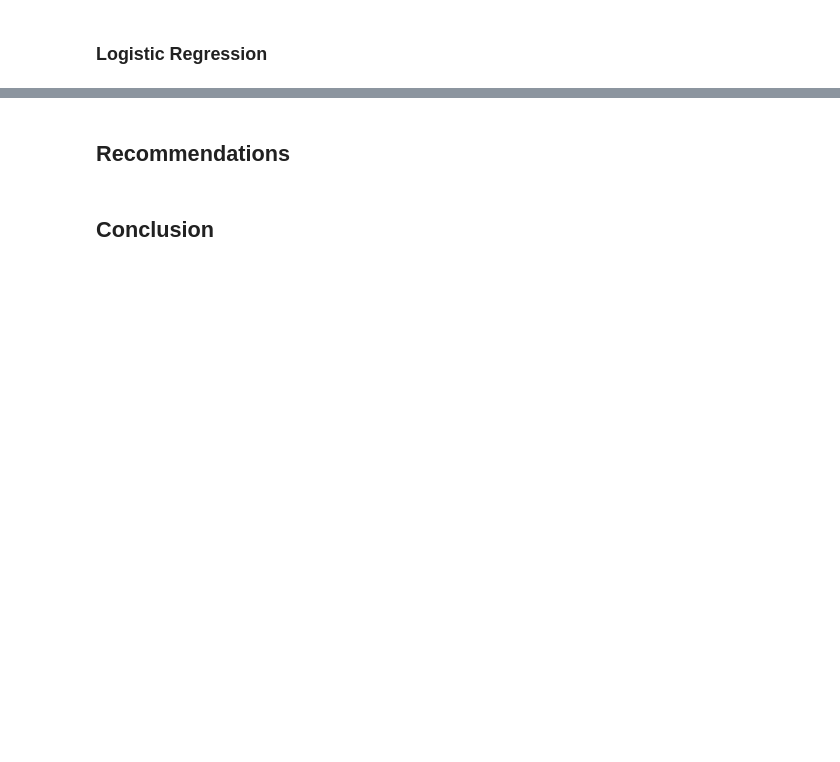
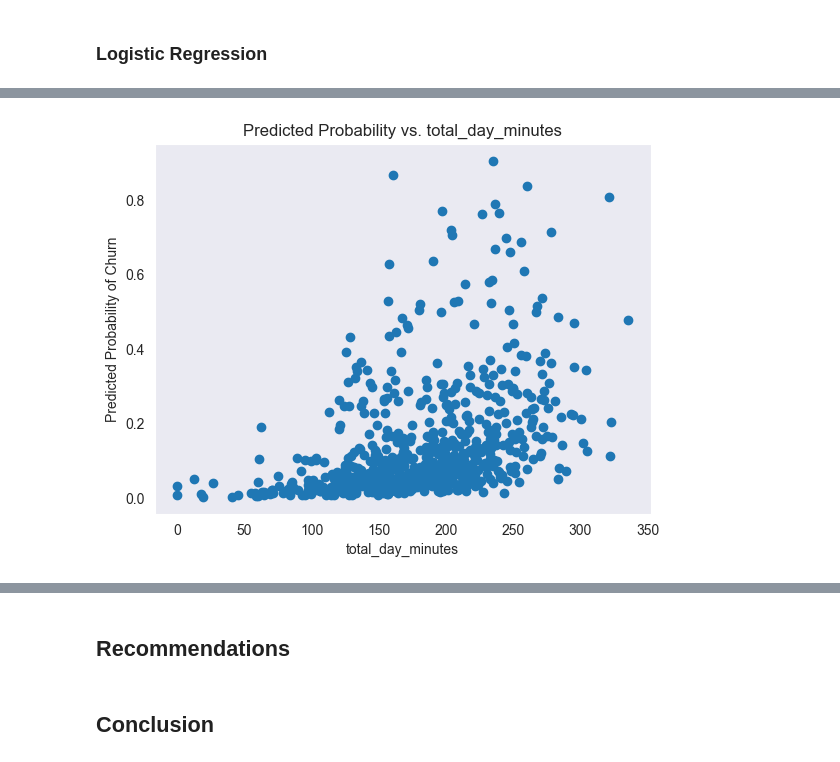
Before and after one commit to phelanthropus/SyriaTel-Customer-Churn, a Jupyter notebook: Untitled.ipynb, the cells around one changed output, grey strips where cells are left out. Drawn from its saved outputs; the diff is of its cells as text; code cells hidden in the pictures; blank space fills up the shorter version.

```diff
--- a/Untitled.ipynb
+++ b/Untitled.ipynb
@@ -518,0 +632,13 @@ df_filtered.head(5)
+# %%
+import matplotlib.pyplot as plt
+
+feature_to_plot = 'total_day_minutes'
+y_probs = model.predict_proba(X_test_scaled)[:, 1]
+
+plt.scatter(X_test[feature_to_plot], y_probs)
+plt.xlabel(feature_to_plot)
+plt.ylabel('Predicted Probability of Churn')
+plt.title('Predicted Probability vs. ' + feature_to_plot)
+plt.show()
+# %% [output]
+[figure, added]
```
Also changed, not shown: parts of 18 cells of this notebook.
